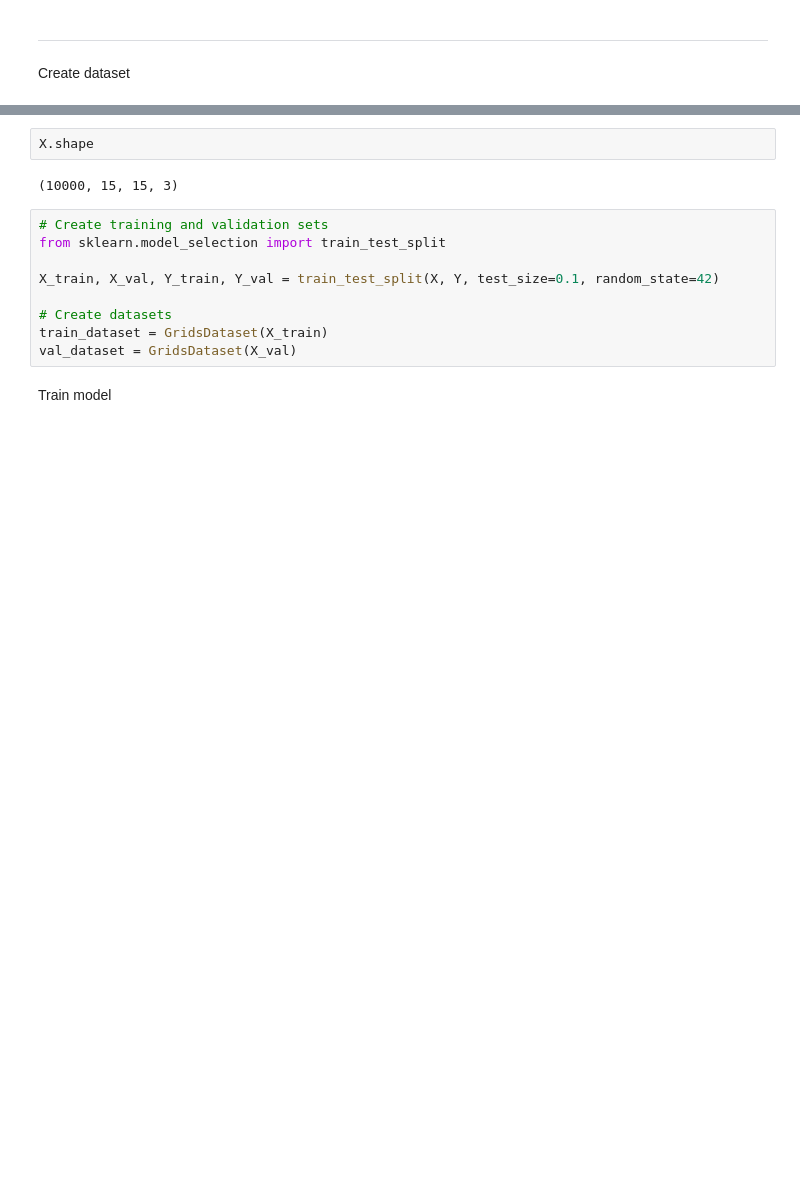
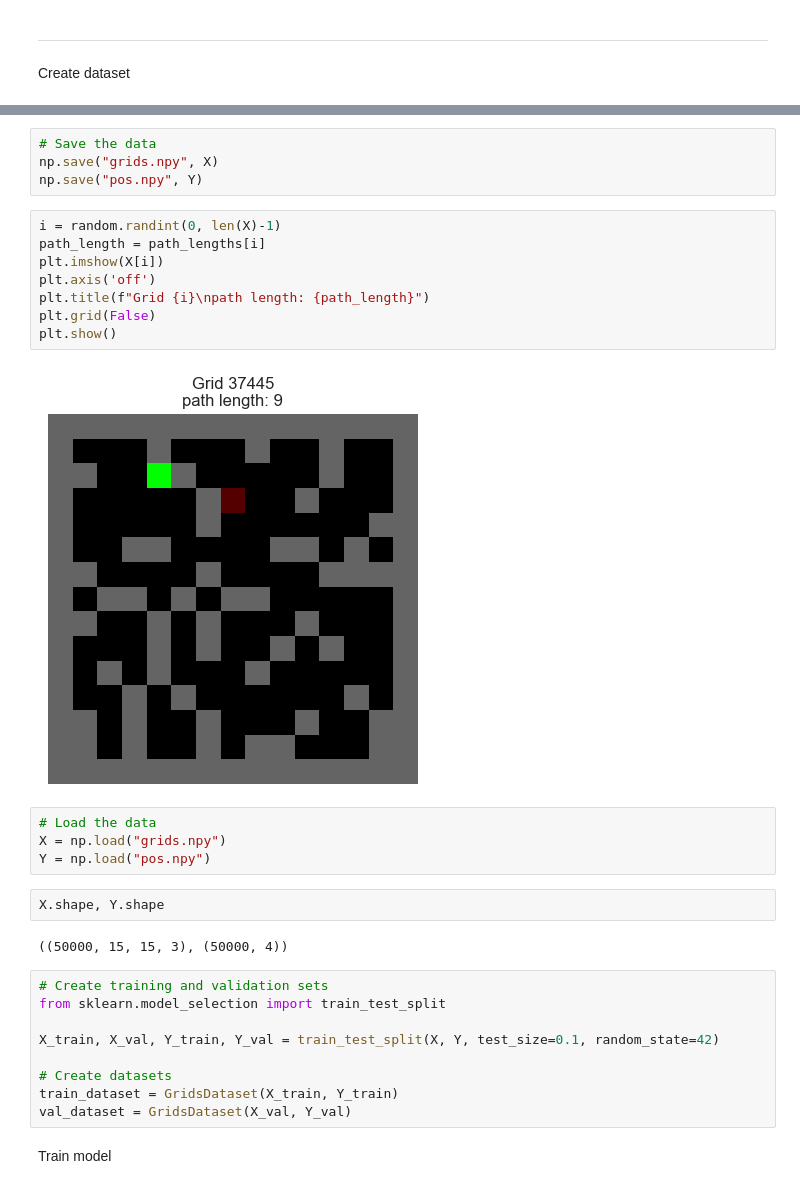
Before and after one commit to JuanJoseZapata/curriculum_learning_ws, a Jupyter notebook: scripts/VAE/VAE_MiniGrid.ipynb, the cells around one changed output, grey strips where cells are left out. Cells and saved outputs as stored; diff of their text form; blank space fills up the shorter version.

```diff
--- a/scripts/VAE/VAE_MiniGrid.ipynb
+++ b/scripts/VAE/VAE_MiniGrid.ipynb
@@ -78,7 +101,25 @@ Y = np.zeros(num_grids)
+# %%
+# Save the data
+np.save("grids.npy", X)
+np.save("pos.npy", Y)
+# %%
+i = random.randint(0, len(X)-1)
+path_length = path_lengths[i]
+plt.imshow(X[i])
+plt.axis('off')
+plt.title(f"Grid {i}\npath length: {path_length}")
+plt.grid(False)
+plt.show()
+# %% [output]
+[figure, added]
+# %%
+# Load the data
+X = np.load("grids.npy")
+Y = np.load("pos.npy")
 # %%
-X.shape
+X.shape, Y.shape
 # %% [output]
-(10000, 15, 15, 3)
+((50000, 15, 15, 3), (50000, 4))
 # %%
 # Create training and validation sets
 from sklearn.model_selection import train_test_split
@@ -86,8 +127,8 @@ from sklearn.model_selection import train_test_split
 X_train, X_val, Y_train, Y_val = train_test_split(X, Y, test_size=0.1, random_state=42)
 
 # Create datasets
-train_dataset = GridsDataset(X_train)
-val_dataset = GridsDataset(X_val)
+train_dataset = GridsDataset(X_train, Y_train)
+val_dataset = GridsDataset(X_val, Y_val)
 # %% [markdown]
 Train model
 # %%
```
Also changed, not shown: parts of 31 cells of this notebook, 3 other files.
